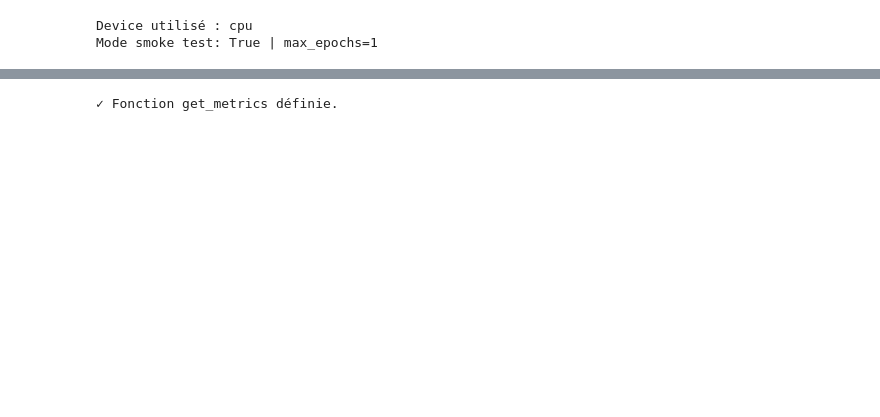
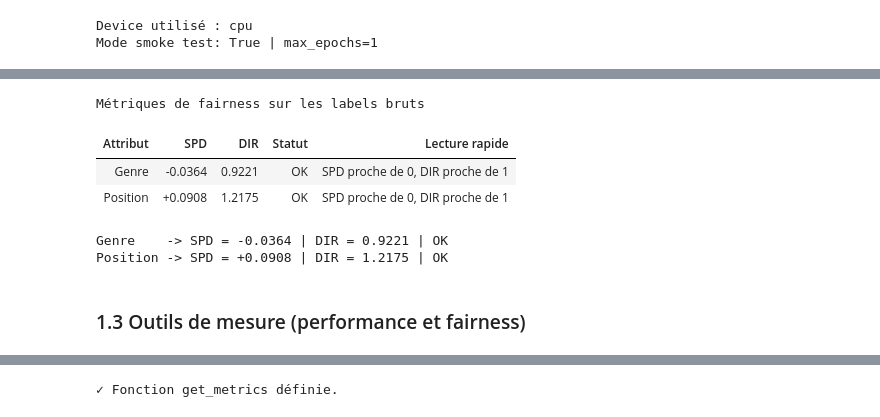
Before and after one commit to rmalapert/Fairness-in-AI, a Jupyter notebook: Projet_Final.ipynb, the cells around one changed output, grey strips where cells are left out. Drawn from its saved outputs; the diff is of its cells as text; code cells hidden in the pictures; blank space fills up the shorter version.

```diff
--- a/Projet_Final.ipynb
+++ b/Projet_Final.ipynb
@@ -241,0 +448,51 @@ Nous définissons ici les fonctions réutilisées tout au long du notebook, **ad
+# %%
+# === Métriques de fairness sur les données brutes (labels réels) ===
+
+spd_g = statistical_parity_difference(
+    y_true=df['label_binary'], prot_attr=df['Gender_Binary'], pos_label=1)
+dir_g = disparate_impact_ratio(
+    y_true=df['label_binary'], prot_attr=df['Gender_Binary'], pos_label=1)
+
+spd_p = statistical_parity_difference(
+    y_true=df['label_binary'], prot_attr=df['Position_Binary'], pos_label=1)
+dir_p = disparate_impact_ratio(
+    y_true=df['label_binary'], prot_attr=df['Position_Binary'], pos_label=1)
+
+fairness_summary = pd.DataFrame({
+    'Attribut': ['Genre', 'Position'],
+    'SPD': [spd_g, spd_p],
+    'DIR': [dir_g, dir_p],
+    'Statut': [
+        'OK' if 0.8 <= dir_g <= 1.25 else 'Biais',
+        'OK' if 0.8 <= dir_p <= 1.25 else 'Biais',
+    ]
+})
+
+fairness_summary['Lecture rapide'] = [
+    'SPD proche de 0, DIR proche de 1',
+    'SPD proche de 0, DIR proche de 1',
+]
+
+display(
+    fairness_summary.style
+    .format({'SPD': '{:+.4f}', 'DIR': '{:.4f}'})
+    .hide(axis='index')
+    .set_properties(**{'text-align': 'center'})
+    .set_table_styles([
+        {'selector': 'th', 'props': [('text-align', 'center')]},
+        {'selector': 'caption', 'props': [('caption-side', 'top'), ('font-weight', 'bold')]},
+    ])
+    .set_caption('Métriques de fairness sur les labels bruts')
+)
+
+print(f"Genre    -> SPD = {spd_g:+.4f} | DIR = {dir_g:.4f} | {'OK' if 0.8 <= dir_g <= 1.25 else 'Biais'}")
+print(f"Position -> SPD = {spd_p:+.4f} | DIR = {dir_p:.4f} | {'OK' if 0.8 <= dir_p <= 1.25 else 'Biais'}")
+# %% [output]
+Métriques de fairness sur les labels bruts
+| Attribut | SPD | DIR | Statut | Lecture rapide |
+| Genre | -0.0364 | 0.9221 | OK | SPD proche de 0, DIR proche de 1 |
+| Position | +0.0908 | 1.2175 | OK | SPD proche de 0, DIR proche de 1 |
+Genre    -> SPD = -0.0364 | DIR = 0.9221 | OK
+Position -> SPD = +0.0908 | DIR = 1.2175 | OK
+# %% [markdown]
+### 1.3 Outils de mesure (performance et fairness)
```
Also changed, not shown: parts of 84 cells of this notebook.
